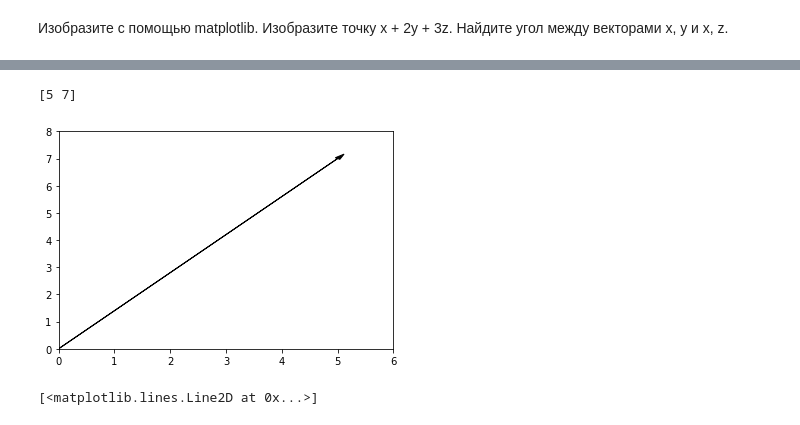
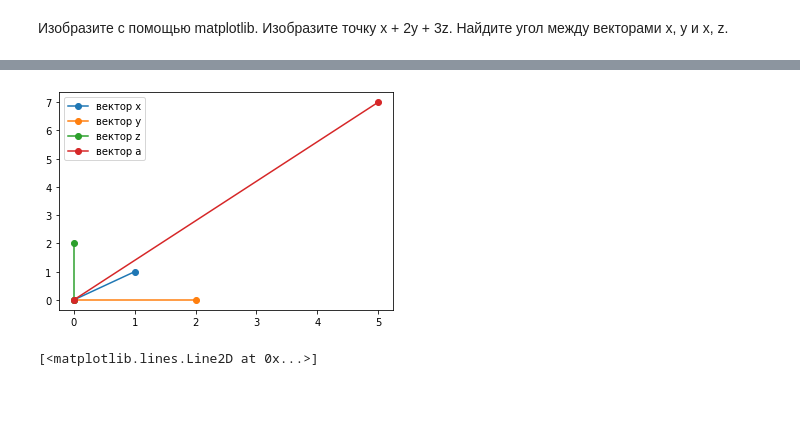
Before and after one commit to sisemenishchev/netology, a Jupyter notebook: 17_vector_matrix/dz_vector_matrix.ipynb, the cells around one changed output, grey strips where cells are left out. Cells and saved outputs as stored; diff of their text form; code cells hidden in the pictures; blank space fills up the shorter version.

```diff
--- a/17_vector_matrix/dz_vector_matrix.ipynb
+++ b/17_vector_matrix/dz_vector_matrix.ipynb
@@ -41,16 +27,12 @@ plt.show()
-# %%
-
-ax = plt.axes()
-
-plt.xlim( [0, 6] )
-plt.ylim( [0, 8] )
-
-a = x + (2 * y) + (3 * z)
-print(a)
-ax.arrow( 0, 0, a[0], a[1], head_width=0.1, head_length=0.2, fc='k', ec='k' )
-
-plt.show()
-# %% [output]
-[5 7]
-[figure, removed]
+# %%
+## ИЗОБРАЖЕНИЕ ВЕКТОРОВ
+
+plt.plot([0,x[0]],[0,x[1]],'-o')
+plt.plot([0,y[0]],[0,y[1]],'-o')
+plt.plot([0,z[0]],[0,z[1]],'-o')
+plt.plot([0,a[0]],[0,a[1]],'-o')
+plt.legend(['вектор x','вектор y', 'вектор z', 'вектор a'])
+plt.show()
+# %% [output]
+[figure, added]
 # %%
```
Also changed, not shown: parts of 7 cells of this notebook.
